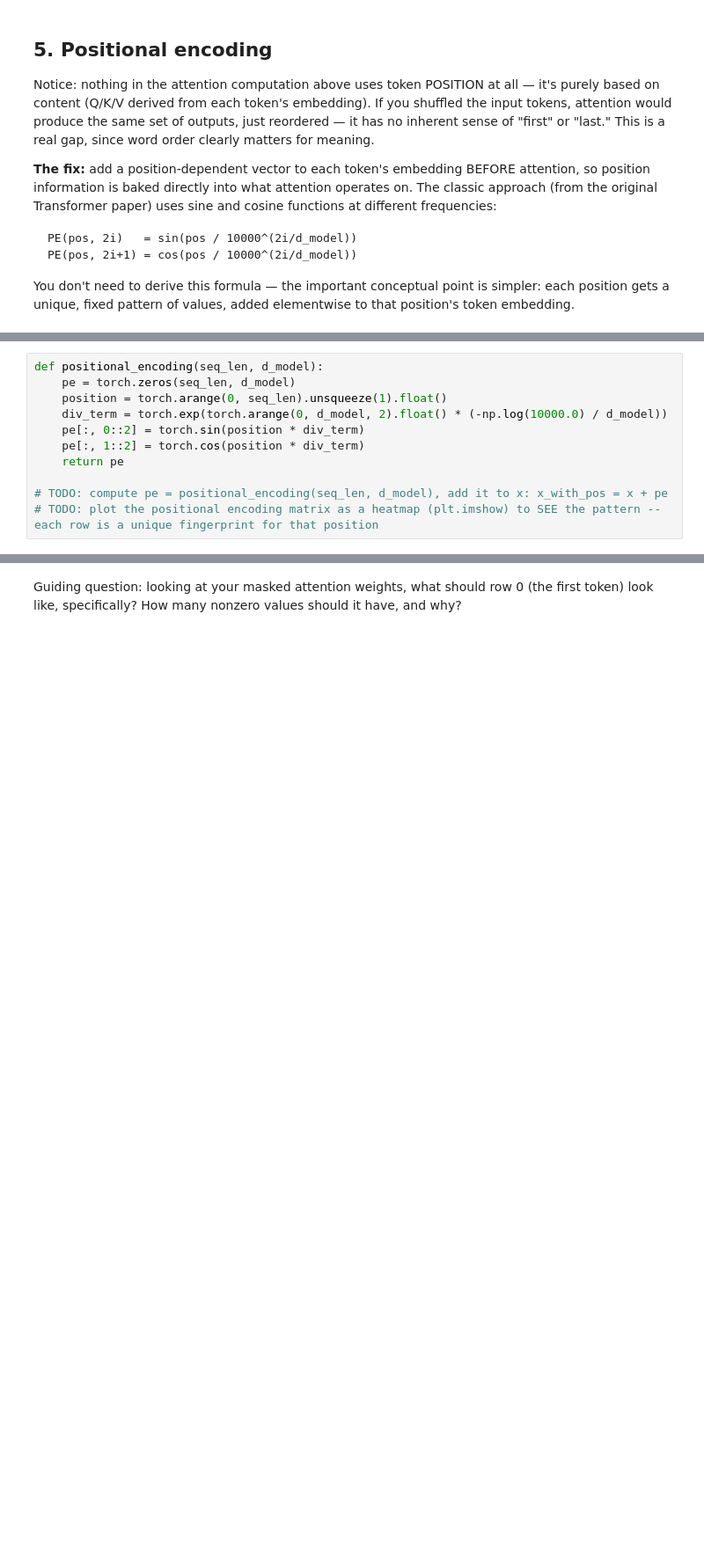
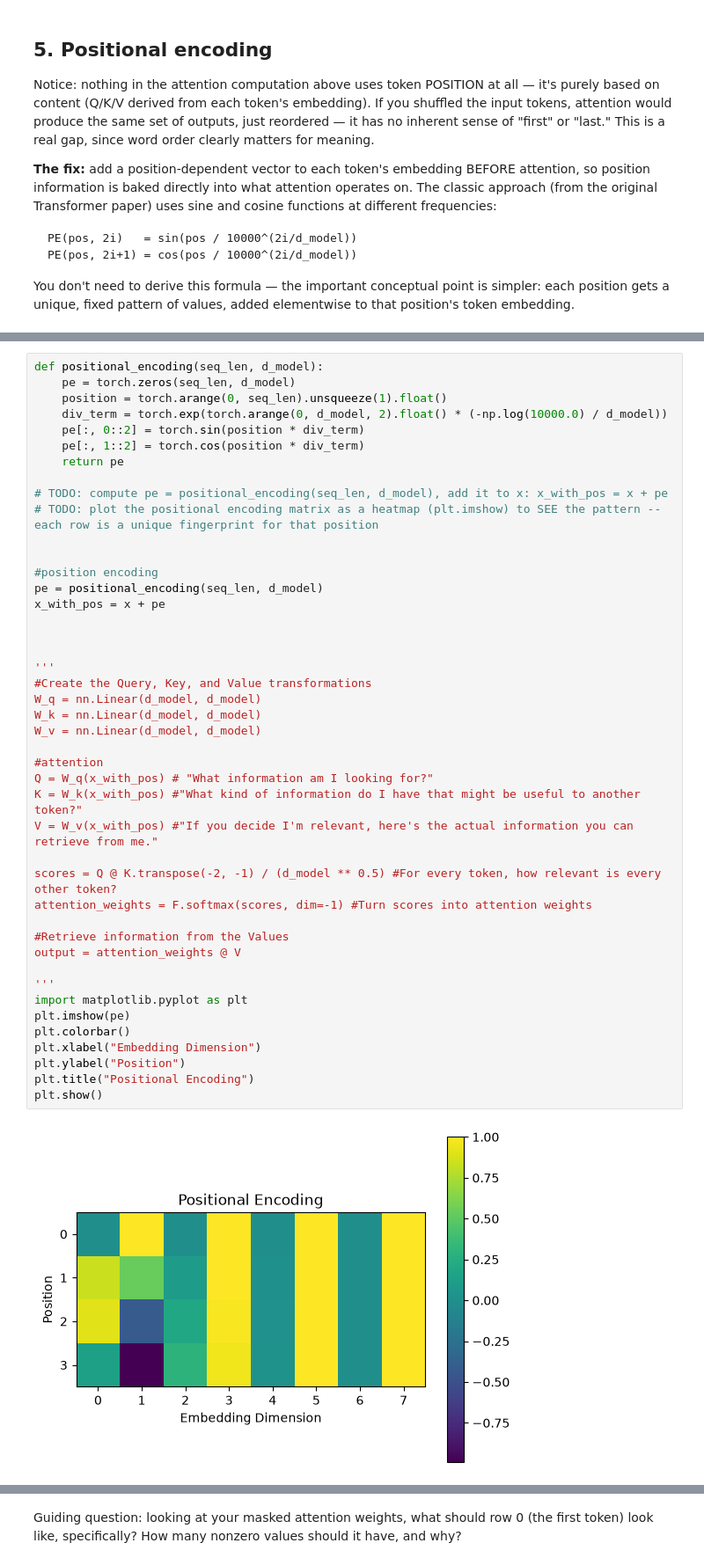
Before and after one commit to vincenttrinh9098/ml-roadmap, a Jupyter notebook: 08-nlp-transformers/02_self_attention_transformer_block.ipynb, the cells around one changed output, grey strips where cells are left out. Shown at 88% size. Saved outputs shown, nothing was run; the diff lists cells and outputs as text; blank space fills up the shorter version.

Commit message:
Finish stage 8, part b - Self attention & transformers

```diff
--- a/08-nlp-transformers/02_self_attention_transformer_block.ipynb
+++ b/08-nlp-transformers/02_self_attention_transformer_block.ipynb
@@ -149,14 +190,49 @@ You don't need to derive this formula — the important conceptual point is simp
 # %%
 def positional_encoding(seq_len, d_model):
     pe = torch.zeros(seq_len, d_model)
     position = torch.arange(0, seq_len).unsqueeze(1).float()
     div_term = torch.exp(torch.arange(0, d_model, 2).float() * (-np.log(10000.0) / d_model))
     pe[:, 0::2] = torch.sin(position * div_term)
     pe[:, 1::2] = torch.cos(position * div_term)
     return pe
 
 # TODO: compute pe = positional_encoding(seq_len, d_model), add it to x: x_with_pos = x + pe
 # TODO: plot the positional encoding matrix as a heatmap (plt.imshow) to SEE the pattern -- each row is a unique fingerprint for that position
+
+
+#position encoding
+pe = positional_encoding(seq_len, d_model)
+x_with_pos = x + pe
+
+
+
+'''
+#Create the Query, Key, and Value transformations
+W_q = nn.Linear(d_model, d_model)
+W_k = nn.Linear(d_model, d_model)
+W_v = nn.Linear(d_model, d_model)
+
+#attention
+Q = W_q(x_with_pos) # "What information am I looking for?"
+K = W_k(x_with_pos) #"What kind of information do I have that might be useful to another token?"
+V = W_v(x_with_pos) #"If you decide I'm relevant, here's the actual information you can retrieve from me."
+
+scores = Q @ K.transpose(-2, -1) / (d_model ** 0.5) #For every token, how relevant is every other token?
+attention_weights = F.softmax(scores, dim=-1) #Turn scores into attention weights
+
+#Retrieve information from the Values
+output = attention_weights @ V
+
+'''
+import matplotlib.pyplot as plt
+plt.imshow(pe)
+plt.colorbar()
+plt.xlabel("Embedding Dimension")
+plt.ylabel("Position")
+plt.title("Positional Encoding")
+plt.show()
+# %% [output]
+[figure, added]
 # %% [markdown]
 ## 6. Causal masking
 
```
Also changed, not shown: parts of 9 cells of this notebook.
